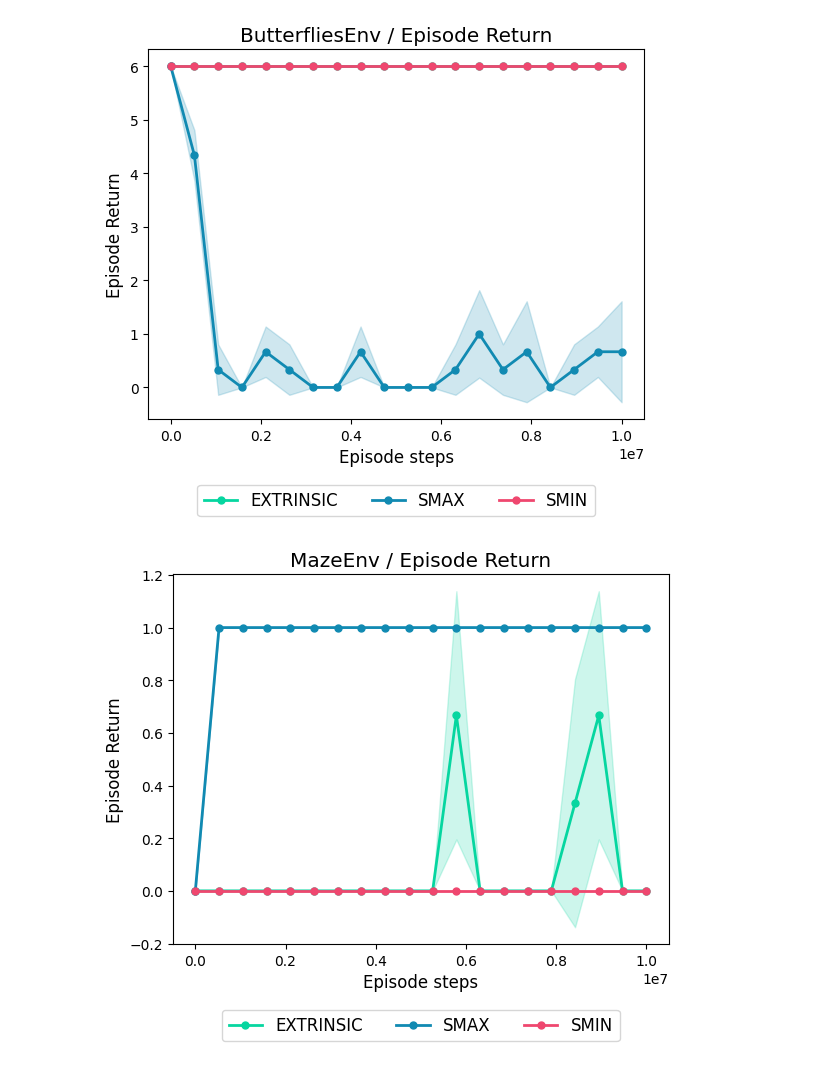
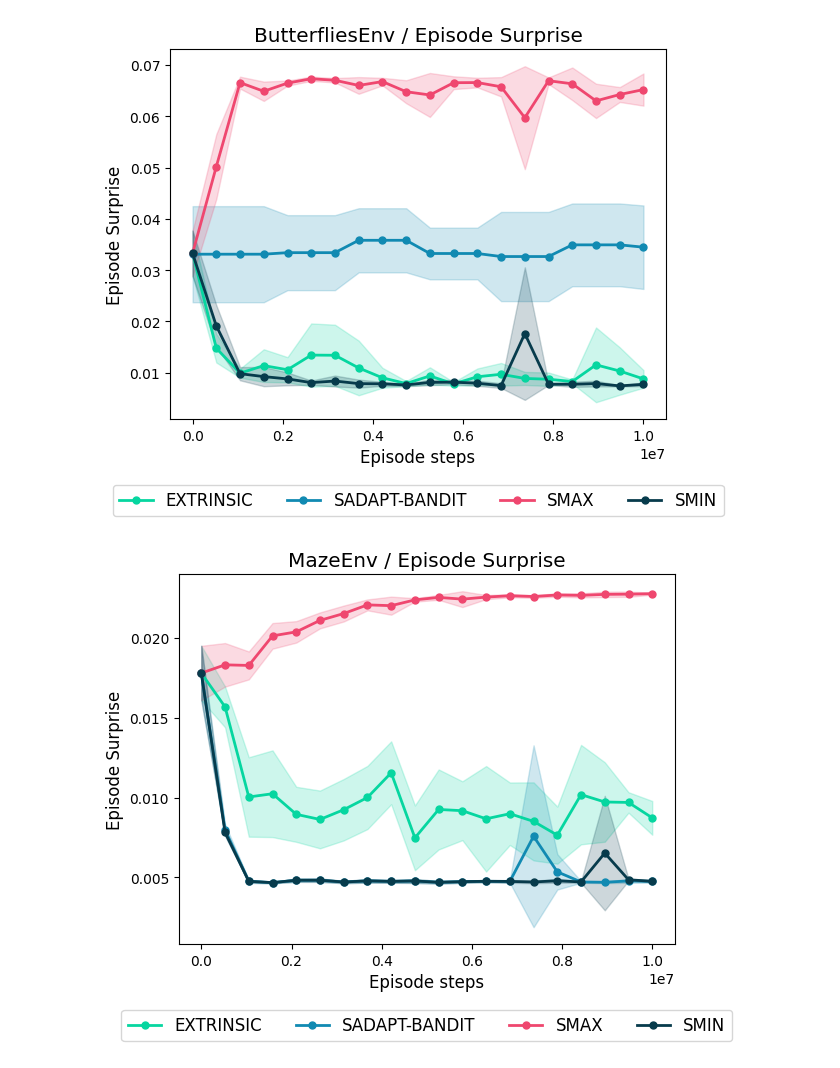
Before and after one commit to roger-creus/surprise-adaptive-agents, a Jupyter notebook: plots/RLC_paper_results.ipynb, the cells around one changed output. Cells and saved outputs as stored; diff of their text form; code cells hidden in the pictures.

Commit message:
Added the option to use surprise for bandit feedback

```diff
--- a/plots/RLC_paper_results.ipynb
+++ b/plots/RLC_paper_results.ipynb
@@ -5,11 +5,11 @@ import matplotlib.pyplot as plt
 import seaborn as sns
 import os
 # %%
-data_path = "../runs"
+data_path = "/home/roger/Desktop/surprise-adaptive-agents/runs/runs"
 exps = os.listdir(data_path)
 reward_results = {}
 
-key_to_plot = "ep_return" # could be "ep_return", "ep_length", "ep_surprise"
+key_to_plot = "ep_surprise" # could be "ep_return", "ep_length", "ep_surprise", "ep_entropy"
 
 for exp in exps:
     if "MinAtar" in exp:
@@ -27,7 +27,7 @@ for exp in exps:
         reward_results[exp_name].append(reward_data[key_to_plot])
 
         # for tetris, instead, overwrite the return with =1 if ep_length > 500 and =0 otherwise
-        if "tetris" in exp:
+        if "tetris" in exp and key_to_plot == "ep_return":
             reward_results[exp_name][-1] = (reward_data["ep_length"] > 100).astype(int)
 # %%
 # make sure for each key in results, all the lists of rewards in the key are of the same length (which should be the max length common to all)
@@ -40,9 +40,13 @@ for key in reward_results:
 # select only X points
 num_points = 20
 for key in reward_results.keys():
-    reward_results[key] = np.array(reward_results[key])
-    indices = np.linspace(0, reward_results[key].shape[1]-1, num_points, dtype=int)
-    reward_results[key] = reward_results[key][:, indices]
+    try:
+        reward_results[key] = np.array(reward_results[key])
+        indices = np.linspace(0, reward_results[key].shape[1]-1, num_points, dtype=int)
+        reward_results[key] = reward_results[key][:, indices]
+    except:
+        print(key)
+        print(reward_results[key].shape)
 # %%
 env_names = ["ButterfliesEnv", "MazeEnv", "tetris", "ButterfliesEnvLarge", "MazeEnvLarge"]
 # one color for S-Max, S-Min, Extrinisc, S-Adapt
@@ -58,32 +62,34 @@ for env in env_names:
 
         exp_name = exp.split("_")[2].upper()
         if exp_name == "NONE": exp_name = "EXTRINSIC"
 
         if key_to_plot == "ep_return":
             metric_title = "Episode Return"
         elif key_to_plot == "ep_surprise":
             metric_title = "Episode Surprise"
+        elif key_to_plot == "ep_entropy":
+            metric_title = "Episode Entropy"
         elif key_to_plot == "ep_length":
             metric_title = "Episode Length"
         else:
             raise ValueError("Invalid key_to_plot")
 
         env_title = env.capitalize()
         env_title = env_title.replace("Env", "")
         env_title = env + " / " + metric_title
 
         mean = reward_results[exp].mean(axis=0)
         std = reward_results[exp].std(axis=0)
         x_axis = np.linspace(0, 10_000_000, num_points)
 
         ax.plot(x_axis, mean, linewidth=2, marker='o', markersize=5, c=colors[idx_], label=exp_name)
         ax.fill_between(x_axis, mean+std, mean-std, alpha=0.2, color=colors[idx_])
         # put legend outside the plot. center bottom
         ax.legend(loc='center', bbox_to_anchor=(0.5, -0.22), ncol=4, fontsize="large")
         ax.set_title(env_title, fontsize="x-large")
         ax.set_xlabel("Episode steps", fontsize="large")
         ax.set_ylabel(metric_title, fontsize="large")
         idx_ += 1
 # %% [output]
-[figure, old version]
+[figure, new version]
-[figure, old version]
+[figure, new version]
```
Also changed, not shown: parts of 1 cell of this notebook, 2 other files.
